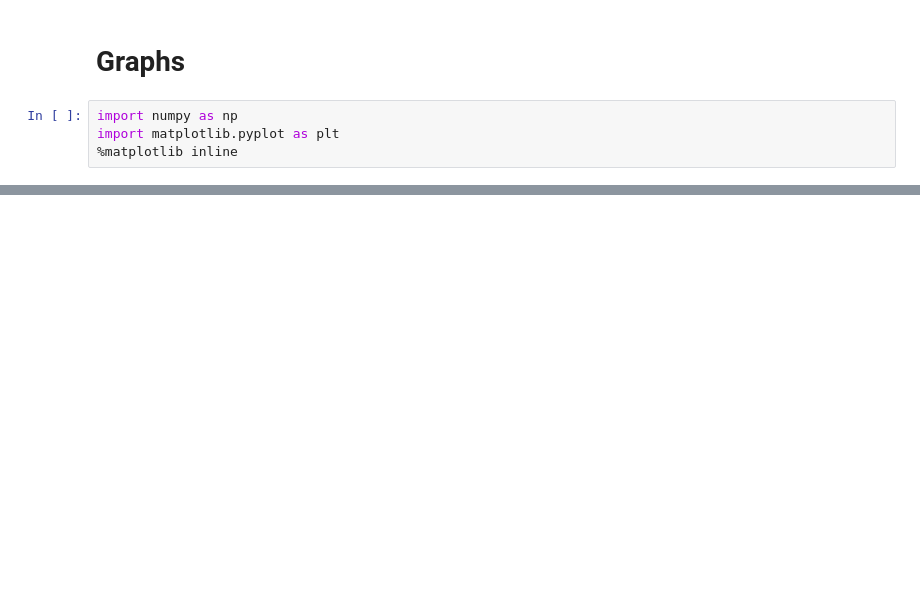
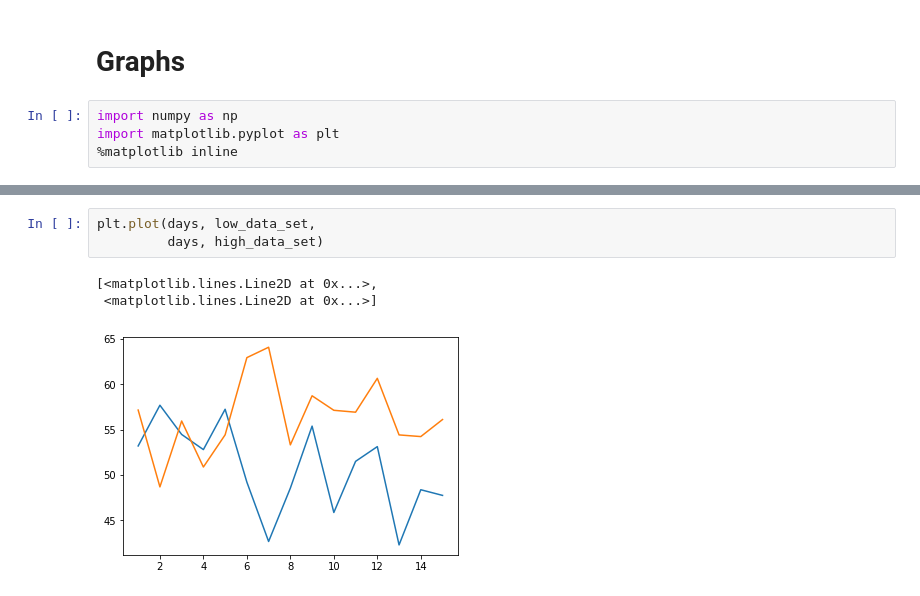
Before and after one commit to SyedHamedRaza/Numpy, a Jupyter notebook: 05-Graphs.ipynb, the cells around one changed output, grey strips where cells are left out. Drawn from its saved outputs; the diff is of its cells as text; blank space fills up the shorter version.

```diff
--- a/05-Graphs.ipynb
+++ b/05-Graphs.ipynb
@@ -38,0 +58,7 @@ plt.plot(np.random.rand(50), 'go')
+# %%
+plt.plot(days, low_data_set,
+         days, high_data_set)
+# %% [output]
+[<matplotlib.lines.Line2D at 0x...>,
+ <matplotlib.lines.Line2D at 0x...>]
+[figure, added]
```
Also changed, not shown: parts of 16 cells of this notebook.
